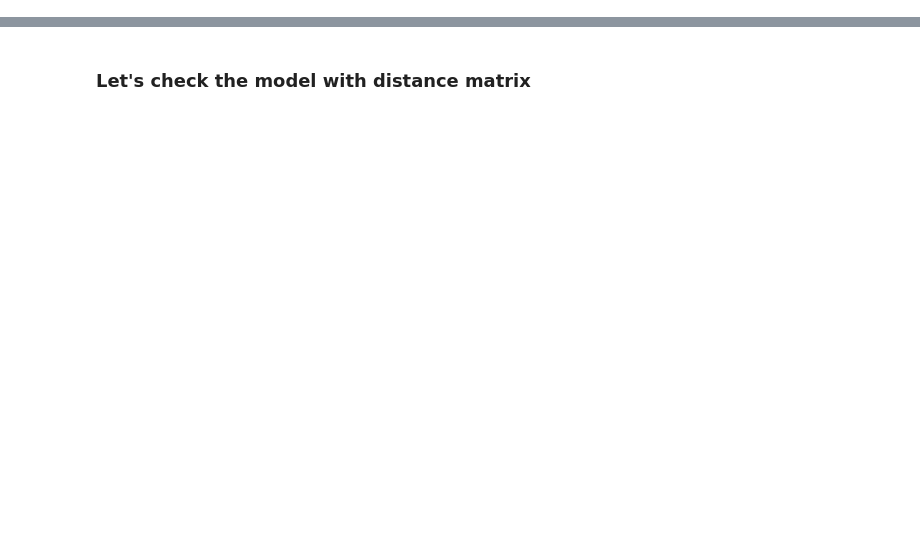
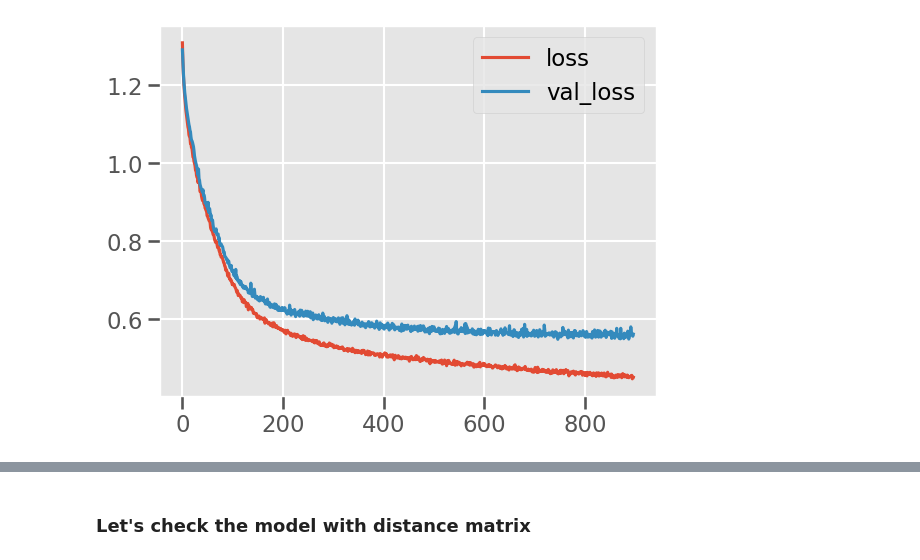
Before and after one commit to Verdangeta/TDA_experiments, a Jupyter notebook: Cross_RipsNet_3d.ipynb, the cells around one changed output, grey strips where cells are left out. Saved outputs shown, nothing was run; the diff lists cells and outputs as text; code cells hidden in the pictures; blank space fills up the shorter version.

```diff
--- a/Cross_RipsNet_3d.ipynb
+++ b/Cross_RipsNet_3d.ipynb
@@ -267,3 +297,10 @@ Epoch 2000/2000
+# %%
+plt.plot(np.array(history.history["loss"][20:]))
+plt.plot(np.array(history.history["val_loss"][20:]))
+plt.legend(["loss", "val_loss"])
+plt.show()
+# %% [output]
+[figure, added]
 # %%
 train_PI_prediction = model_PI_second_type.predict([tf_data_train_1, tf_data_train_2])
 clean_PI_prediction = model_PI_second_type.predict([tf_data_test_1, tf_data_test_2])
```
Also changed, not shown: parts of 32 cells of this notebook, 3 other files.
